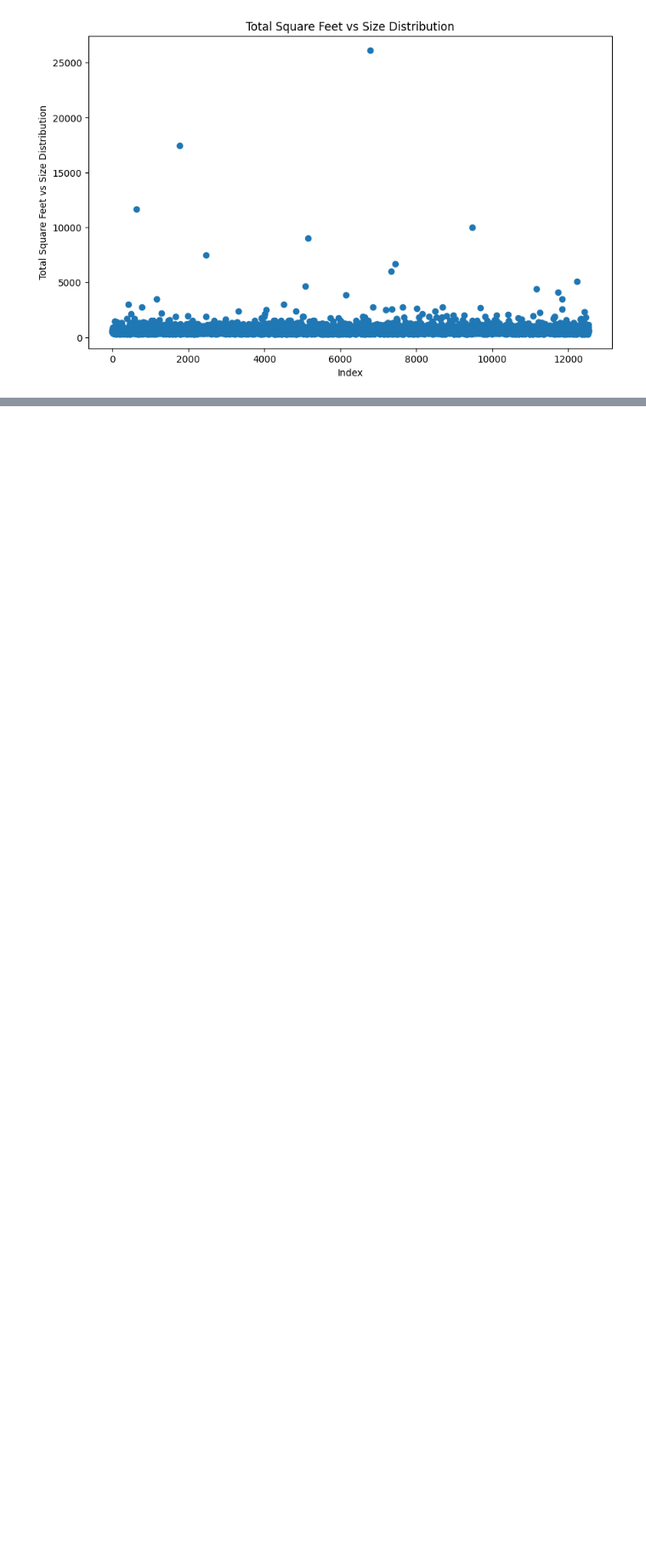
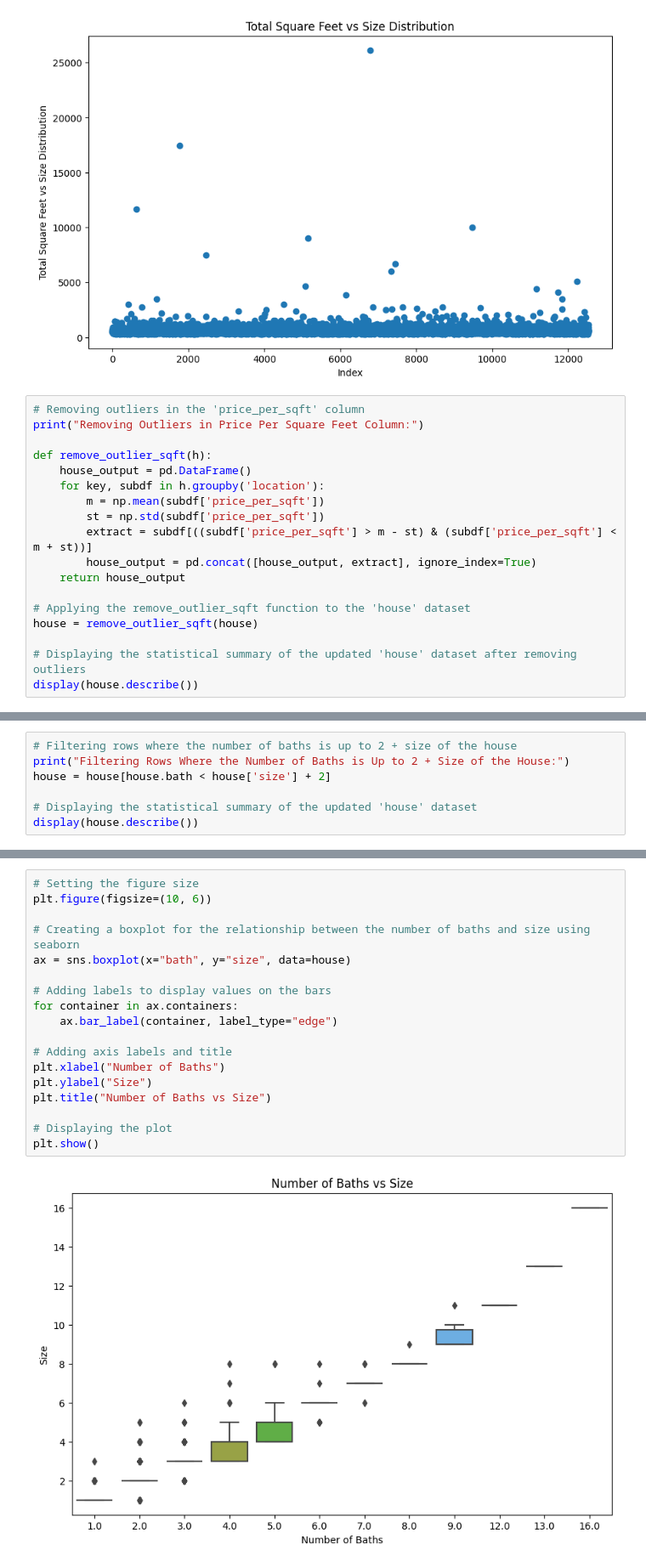
Before and after one commit to LCM-org/AML-3104-BHPP, a Jupyter notebook: main.ipynb, the cells around one changed output, grey strips where cells are left out. Shown at 85% size. Cells and saved outputs as stored; diff of their text form; blank space fills up the shorter version.

```diff
--- a/main.ipynb
+++ b/main.ipynb
@@ -640,3 +640,21 @@ plt.title("Total Square Feet vs Size Distribution")
 plt.show()
 # %% [output]
 [figure]
+# %%
+# Removing outliers in the 'price_per_sqft' column
+print("Removing Outliers in Price Per Square Feet Column:")
+
+def remove_outlier_sqft(h):
+    house_output = pd.DataFrame()
+    for key, subdf in h.groupby('location'):
+        m = np.mean(subdf['price_per_sqft'])
+        st = np.std(subdf['price_per_sqft'])
+        extract = subdf[((subdf['price_per_sqft'] > m - st) & (subdf['price_per_sqft'] < m + st))]
+        house_output = pd.concat([house_output, extract], ignore_index=True)
+    return house_output
+
+# Applying the remove_outlier_sqft function to the 'house' dataset
+house = remove_outlier_sqft(house)
+
+# Displaying the statistical summary of the updated 'house' dataset after removing outliers
+display(house.describe())
@@ -642,0 +712,7 @@ plt.show()
+# %%
+# Filtering rows where the number of baths is up to 2 + size of the house
+print("Filtering Rows Where the Number of Baths is Up to 2 + Size of the House:")
+house = house[house.bath < house['size'] + 2]
+
+# Displaying the statistical summary of the updated 'house' dataset
+display(house.describe())
@@ -642,0 +730,20 @@ plt.show()
+# %%
+# Setting the figure size
+plt.figure(figsize=(10, 6))
+
+# Creating a boxplot for the relationship between the number of baths and size using seaborn
+ax = sns.boxplot(x="bath", y="size", data=house)
+
+# Adding labels to display values on the bars
+for container in ax.containers:
+    ax.bar_label(container, label_type="edge")
+
+# Adding axis labels and title
+plt.xlabel("Number of Baths")
+plt.ylabel("Size")
+plt.title("Number of Baths vs Size")
+
+# Displaying the plot
+plt.show()
+# %% [output]
+[figure, added]
```
Also changed, not shown: parts of 7 cells of this notebook.
